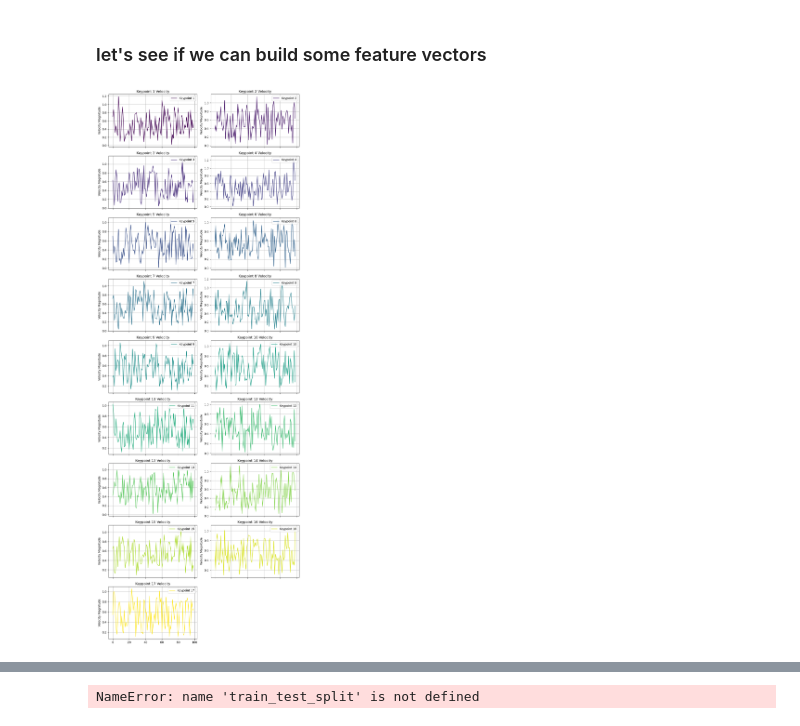
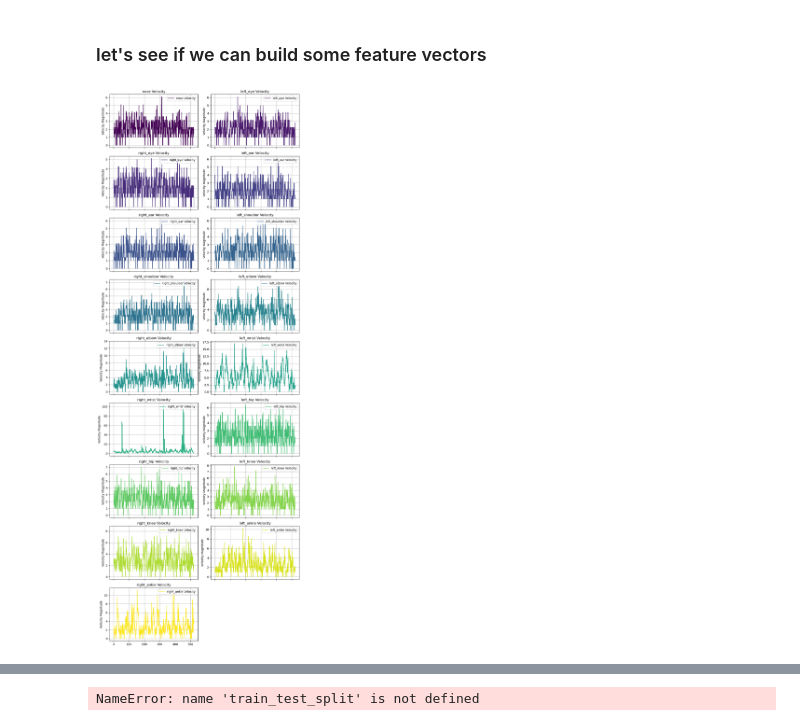
Before and after one commit to kunathmi/cmse492_project, a Jupyter notebook: notebooks/02_data_preprocessing.ipynb, the cells around one changed output, grey strips where cells are left out. Saved outputs shown, nothing was run; the diff lists cells and outputs as text; code cells hidden in the pictures.

Commit message:
Edited plots

```diff
--- a/notebooks/02_data_preprocessing.ipynb
+++ b/notebooks/02_data_preprocessing.ipynb
@@ -124,38 +124,41 @@ def plot_keypoint_velocities(keypoints):
                                    of frames, 17 is the number of keypoints, and the
                                    last dimension represents (x, y, confidence level).
     """
+    body_parts = ["nose","left_eye","right_eye","left_ear","right_ear","left_shoulder","right_shoulder","left_elbow",
+             "right_elbow","left_wrist","right_wrist","left_hip","right_hip","left_knee","right_knee","left_ankle",
+             "right_ankle"]
     # Calculate velocities
     velocity = calculate_velocity(keypoints)
 
     # Create subplots for each keypoint in a grid with 2 columns
     num_keypoints = velocity.shape[1]
     cols = 2
     rows = (num_keypoints + 1) // cols  # Calculate required rows for 2 columns
     fig, axs = plt.subplots(rows, cols, figsize=(10, 3 * rows), sharex=True)
 
     # Flatten the axes array for easy iteration
     axs = axs.flatten()
 
     # Use a colormap to vary the colors
     colors = cm.viridis(np.linspace(0, 1, num_keypoints))
 
     for i in range(num_keypoints):
-        axs[i].plot(velocity[:, i], color=colors[i], label=f'Keypoint {i+1}')
-        axs[i].set_title(f'Keypoint {i+1} Velocity')
+        axs[i].plot(velocity[:, i], color=colors[i], label=f'{body_parts[i]} Velocity')
+        axs[i].set_title(f'{body_parts[i]} Velocity')
         axs[i].set_ylabel('Velocity Magnitude')
         axs[i].grid()
         axs[i].legend(loc='upper right')
 
     # Hide any empty subplots if num_keypoints < rows * cols
     for j in range(num_keypoints, rows * cols):
         axs[j].axis('off')
 
     axs[-1].set_xlabel('Frame')
     plt.tight_layout()
     plt.show()
 
 # Example usage
-keypoints = np.random.rand(100, 17, 3)  # Example array with 100 frames
+keypoints = df['keypoints'][0]
 plot_keypoint_velocities(keypoints)
 # %% [output]
-[figure, old version]
+[figure, new version]
```
Also changed, not shown: parts of 2 cells of this notebook, 1 other file.
